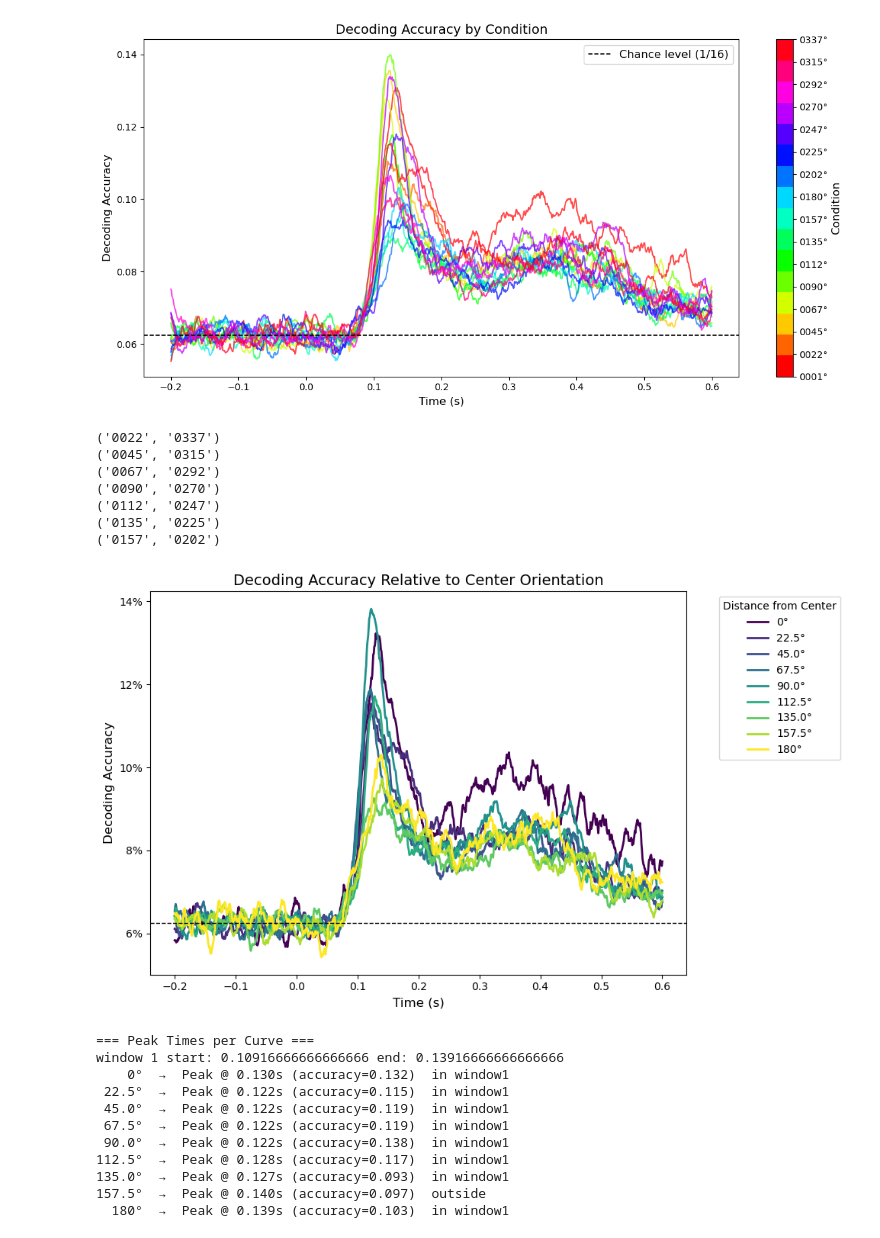
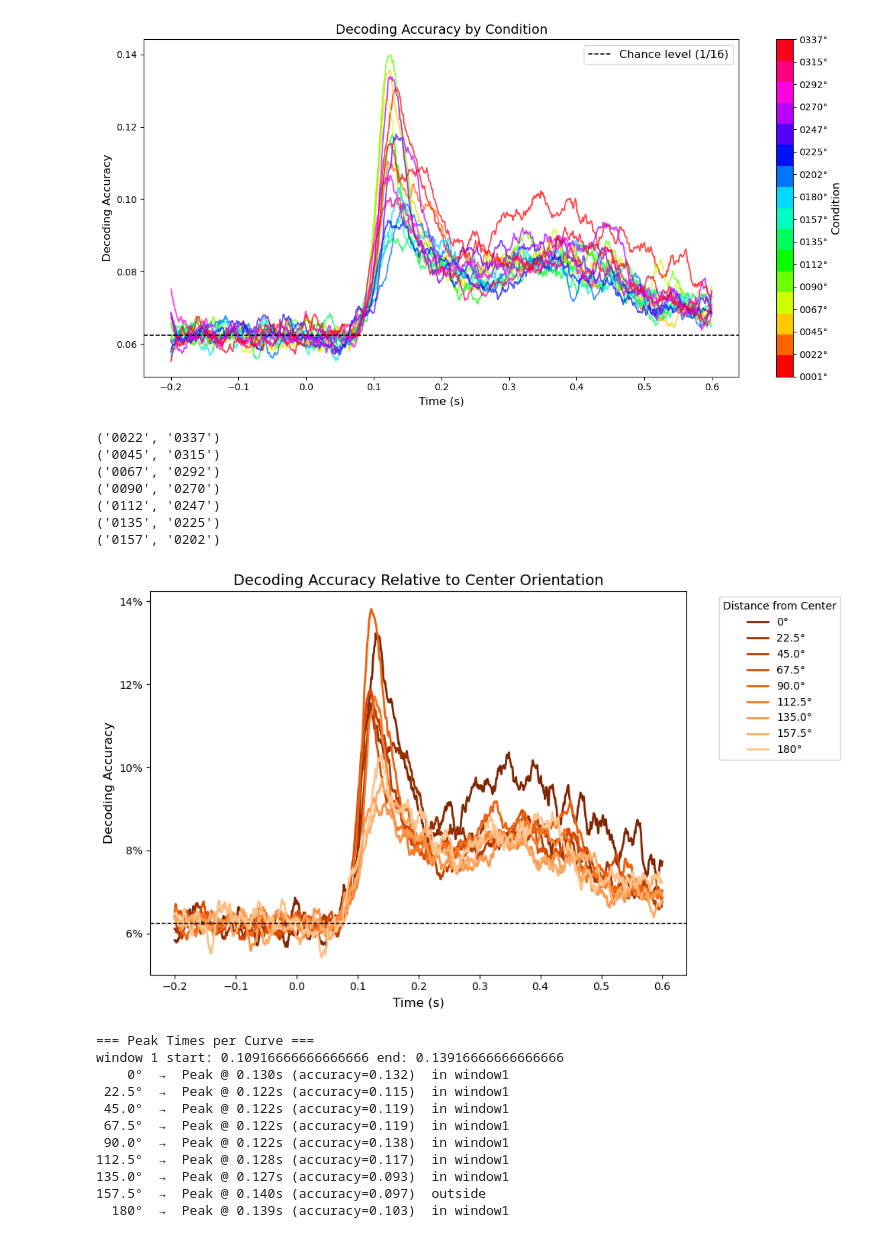
Before and after one commit to sebmonte/Orientation-Imagery, a Jupyter notebook: AnalysisScripts/Step2-WithinStillDiscrete/Step2EanisotropyDecode.ipynb, the cells around one changed output. Saved outputs shown, nothing was run; the diff lists cells and outputs as text; code cells hidden in the pictures.

Commit message:
Updating colors for Figure1 grapjs

```diff
--- a/AnalysisScripts/Step2-WithinStillDiscrete/Step2EanisotropyDecode.ipynb
+++ b/AnalysisScripts/Step2-WithinStillDiscrete/Step2EanisotropyDecode.ipynb
@@ -234,9 +234,12 @@ mean_curves[180] = uniform_filter1d(final_condition_accuracy['0180'], size=windo
 fig, ax = plt.subplots(figsize=(10, 6))
 
 # Color map from near → far
-cmap = plt.get_cmap('viridis', len(mean_curves))
+#cmap = plt.get_cmap('Oranges', len(mean_curves))
+n = len(mean_curves)
+base = plt.get_cmap('Oranges')
+color = base(np.linspace(1, .3, n))
 for i, dist in enumerate(distances):
-    ax.plot(times, mean_curves[dist], color=cmap(i), linewidth=2, label=f'{dist}°')
+    ax.plot(times, mean_curves[dist], color=color[i], linewidth=2, label=f'{dist}°')
 
 # Chance line
 ax.axhline(1/16, color='k', linestyle='--', linewidth=1)
@@ -250,35 +253,35 @@ yticks = ax.get_yticks()
 ax.set_yticklabels([f"{y*100:.0f}%" for y in yticks])
 
 # Legend
 ax.legend(title='Distance from Center', bbox_to_anchor=(1.05, 1), loc='upper left', fontsize=10)
 window_radius = 18  # samples
 win1 = (time1 - window_radius, time1 + window_radius)
 win2 = (time2 - window_radius, time2 + window_radius)
 
 t1_start, t1_end = times[win1[0]], times[win1[1]]
 t2_start, t2_end = times[win2[0]], times[win2[1]]
 window = False
 if window:
     # --- Highlight window regions ---
     for (t_start, t_end, color, label) in [
         (t1_start, t1_end, 'red',  'Peak 1 window'),
         (t2_start, t2_end, 'blue', 'Peak 2 window')
     ]:
         ax.axvspan(t_start, t_end, color=color, alpha=0.2, label=label)
 
 
 plt.tight_layout()
-plt.savefig(os.path.join(f'{bids_dir}/derivatives/Plots', 'MeanedMirroredConditionDecoding.png'), dpi=300)
+plt.savefig(os.path.join(f'{bids_dir}/derivatives/Plots', 'Figure1b_MirroredConditionDecoding.png'), dpi=300)
 plt.show()
 # %% [output]
 ('0022', '0337')
 ('0045', '0315')
 ('0067', '0292')
 ('0090', '0270')
 ('0112', '0247')
 ('0135', '0225')
 ('0157', '0202')
-[figure, old version]
+[figure, new version]
 # %%
 print("\n=== Peak Times per Curve ===")
 peak_info = []
```
Also changed, not shown: parts of 2 cells of this notebook, 2 other files.
